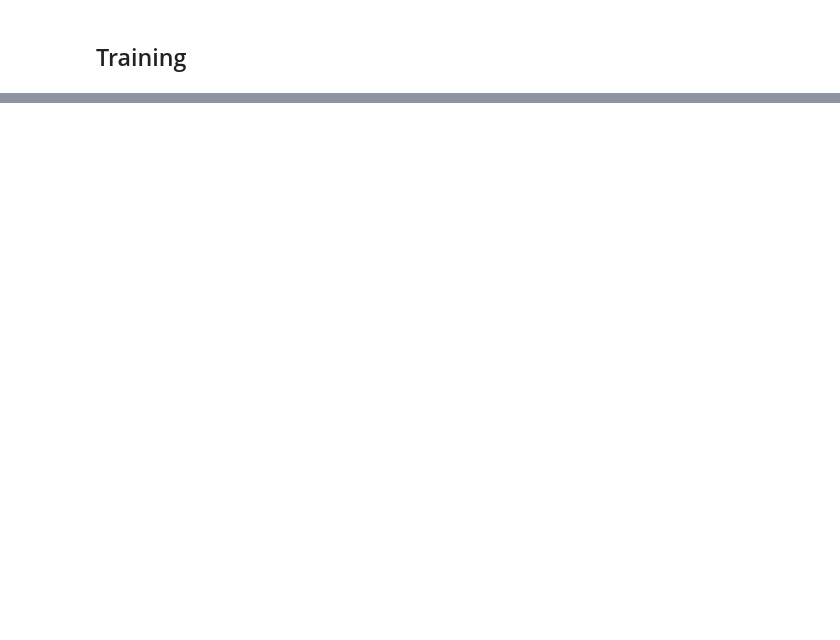
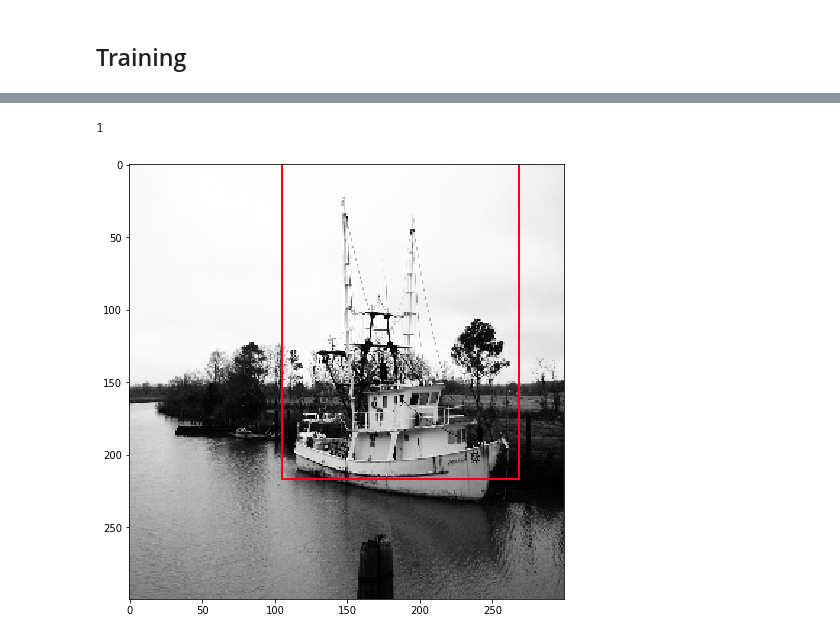
Before and after one commit to BAlmeidaS/capstone-udacity-mle, a Jupyter notebook: project/modeling-exploration.ipynb, the cells around one changed output, grey strips where cells are left out. Saved outputs shown, nothing was run; the diff lists cells and outputs as text; code cells hidden in the pictures; blank space fills up the shorter version.

```diff
--- a/project/modeling-exploration.ipynb
+++ b/project/modeling-exploration.ipynb
@@ -166,0 +154,27 @@ for x in ps:
+# %%
+plt.figure(figsize=(12,8))
+plt.imshow(img)
+
+tt = 0
+
+bis = []
+for i, x in enumerate(pred):
+    if x[1] > 0.1:
+        tt += 1
+        b = x
+        bi = i
+        bis.append(x)
+
+        ref = standard_bboxes.references.iloc[bi]
+
+        cx = pred[bi][-4] * ref.w + ref.cx
+        cy = pred[bi][-3] * ref.h + ref.cy
+        w = np.exp(pred[bi][-2]) * ref.w
+        h = np.exp(pred[bi][-1]) * ref.h
+        [cx, cy, w, h]
+
+        visuals.draw_bbox(img, [cx, cy, w, h], color="#ff0000")
+tt
+# %% [output]
+1
+[figure, added]
```
Also changed, not shown: parts of 10 cells of this notebook.
